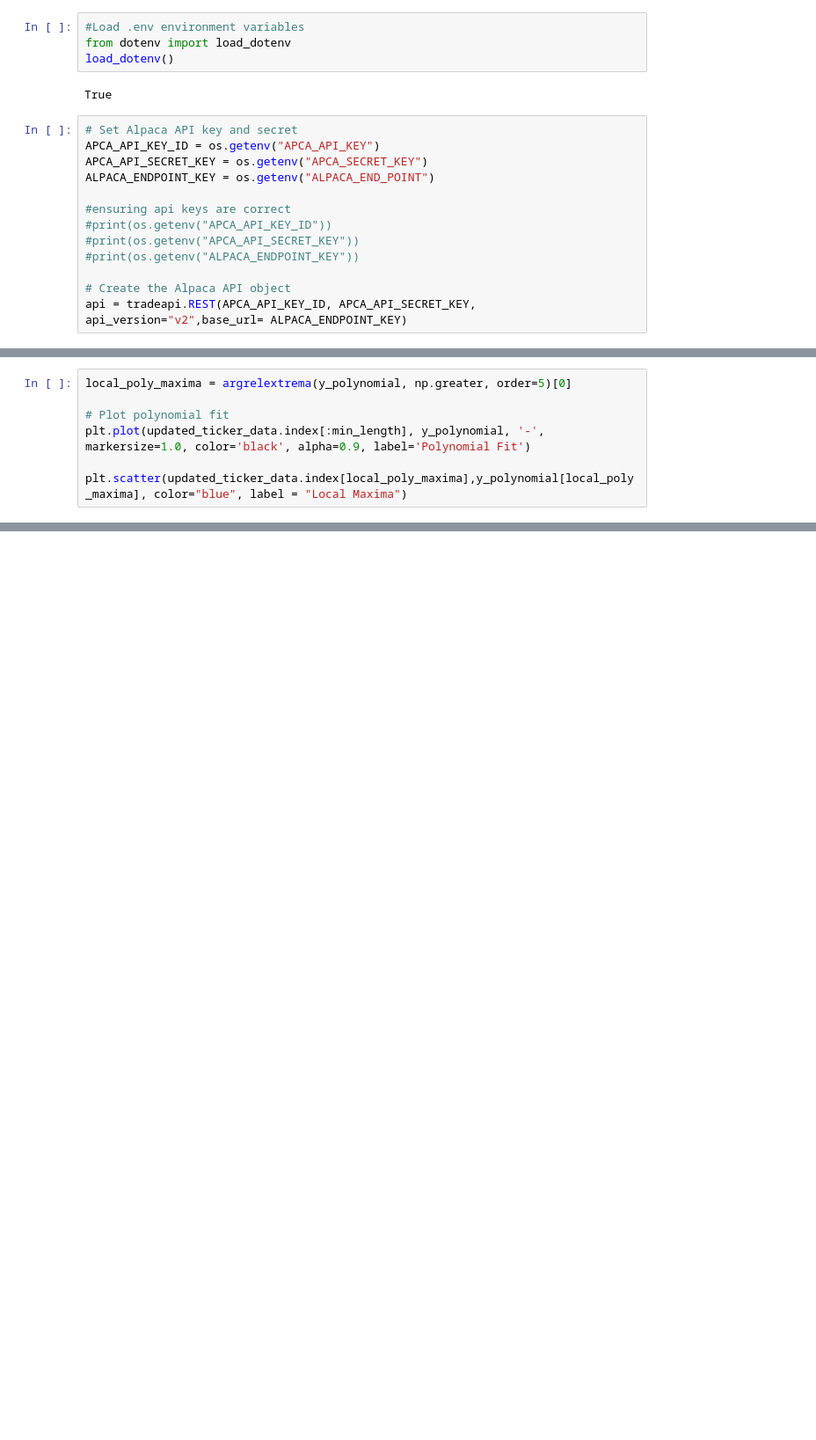
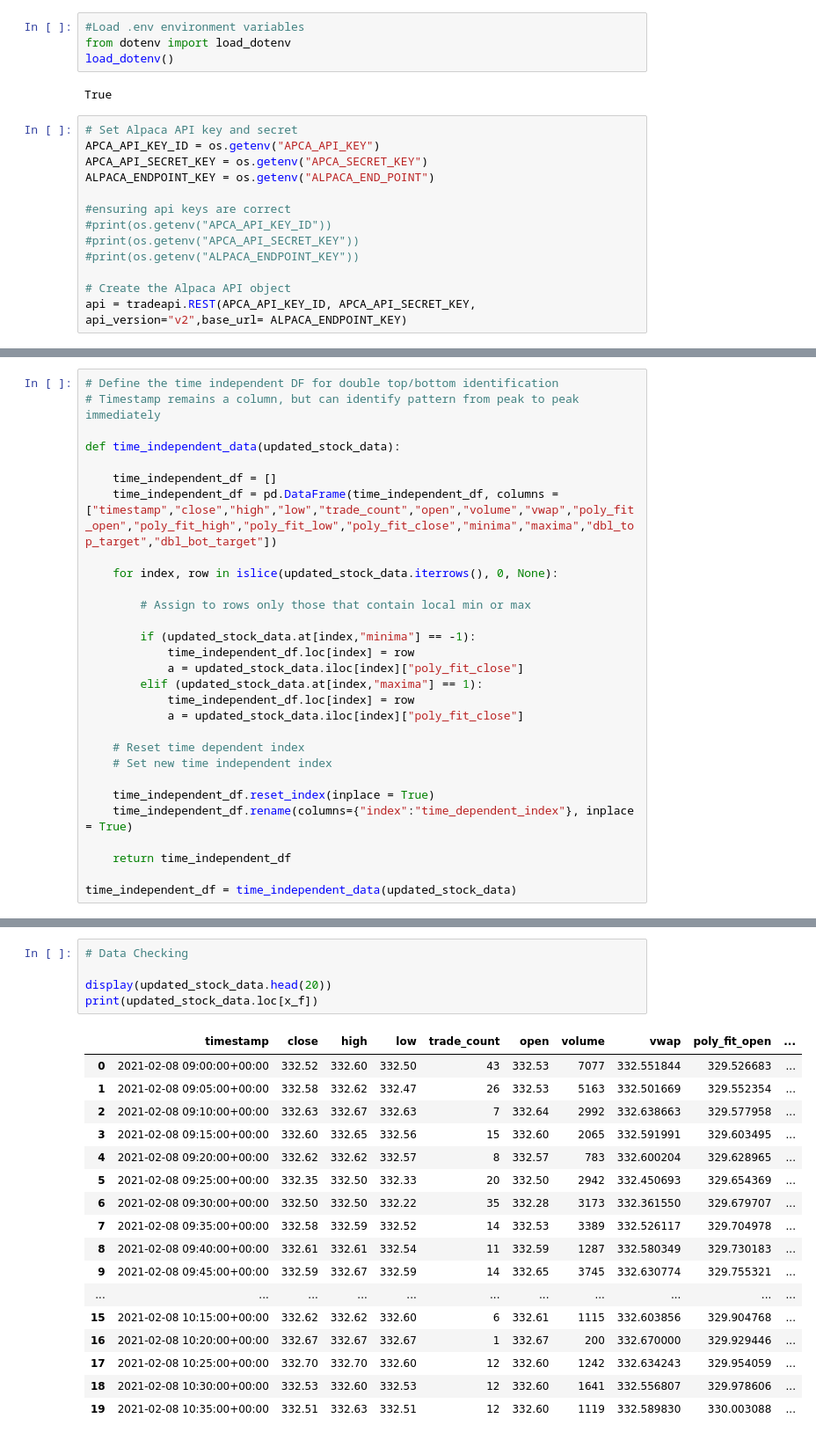
Before and after one commit to dahmadi/TheTrendIsYourFriend, a Jupyter notebook: TrendIsYourFriend.ipynb, the cells around one changed output, grey strips where cells are left out. Shown at 88% size. Cells and saved outputs as stored; diff of their text form; blank space fills up the shorter version.

```diff
--- a/TrendIsYourFriend.ipynb
+++ b/TrendIsYourFriend.ipynb
@@ -162,7 +221,29 @@ plt.show()
 # %%
-local_poly_maxima = argrelextrema(y_polynomial, np.greater, order=5)[0]
+# Define the time independent DF for double top/bottom identification
+# Timestamp remains a column, but can identify pattern from peak to peak immediately
 
-# Plot polynomial fit
-plt.plot(updated_ticker_data.index[:min_length], y_polynomial, '-', markersize=1.0, color='black', alpha=0.9, label='Polynomial Fit')
+def time_independent_data(updated_stock_data):
 
-plt.scatter(updated_ticker_data.index[local_poly_maxima],y_polynomial[local_poly_maxima], color="blue", label = "Local Maxima")
+    time_independent_df = []
+    time_independent_df = pd.DataFrame(time_independent_df, columns = ["timestamp","close","high","low","trade_count","open","volume","vwap","poly_fit_open","poly_fit_high","poly_fit_low","poly_fit_close","minima","maxima","dbl_top_target","dbl_bot_target"])
+
+    for index, row in islice(updated_stock_data.iterrows(), 0, None):
+
+        # Assign to rows only those that contain local min or max
+
+        if (updated_stock_data.at[index,"minima"] == -1):
+            time_independent_df.loc[index] = row
+            a = updated_stock_data.iloc[index]["poly_fit_close"]
+        elif (updated_stock_data.at[index,"maxima"] == 1):
+            time_independent_df.loc[index] = row
+            a = updated_stock_data.iloc[index]["poly_fit_close"]
+
+    # Reset time dependent index
+    # Set new time independent index
+
+    time_independent_df.reset_index(inplace = True)
+    time_independent_df.rename(columns={"index":"time_dependent_index"}, inplace = True)
+
+    return time_independent_df
+
+time_independent_df = time_independent_data(updated_stock_data)
@@ -171,0 +360,23 @@ plt.scatter(updated_ticker_data.index[local_poly_maxima],y_polynomial[local_poly
+# %%
+# Data Checking
+
+display(updated_stock_data.head(20))
+print(updated_stock_data.loc[x_f])
+# %% [output]
+|  | timestamp | close | high | low | trade_count | open | volume | vwap | poly_fit_open | ... |
+| 0 | 2021-02-08 09:00:00+00:00 | 332.52 | 332.60 | 332.50 | 43 | 332.53 | 7077 | 332.551844 | 329.526683 | ... |
+| 1 | 2021-02-08 09:05:00+00:00 | 332.58 | 332.62 | 332.47 | 26 | 332.53 | 5163 | 332.501669 | 329.552354 | ... |
+| 2 | 2021-02-08 09:10:00+00:00 | 332.63 | 332.67 | 332.63 | 7 | 332.64 | 2992 | 332.638663 | 329.577958 | ... |
+| 3 | 2021-02-08 09:15:00+00:00 | 332.60 | 332.65 | 332.56 | 15 | 332.60 | 2065 | 332.591991 | 329.603495 | ... |
+| 4 | 2021-02-08 09:20:00+00:00 | 332.62 | 332.62 | 332.57 | 8 | 332.57 | 783 | 332.600204 | 329.628965 | ... |
+| 5 | 2021-02-08 09:25:00+00:00 | 332.35 | 332.50 | 332.33 | 20 | 332.50 | 2942 | 332.450693 | 329.654369 | ... |
+| 6 | 2021-02-08 09:30:00+00:00 | 332.50 | 332.50 | 332.22 | 35 | 332.28 | 3173 | 332.361550 | 329.679707 | ... |
+| 7 | 2021-02-08 09:35:00+00:00 | 332.58 | 332.59 | 332.52 | 14 | 332.53 | 3389 | 332.526117 | 329.704978 | ... |
+| 8 | 2021-02-08 09:40:00+00:00 | 332.61 | 332.61 | 332.54 | 11 | 332.59 | 1287 | 332.580349 | 329.730183 | ... |
+| 9 | 2021-02-08 09:45:00+00:00 | 332.59 | 332.67 | 332.59 | 14 | 332.65 | 3745 | 332.630774 | 329.755321 | ... |
+| ... | ... | ... | ... | ... | ... | ... | ... | ... | ... | ... |
+| 15 | 2021-02-08 10:15:00+00:00 | 332.62 | 332.62 | 332.60 | 6 | 332.61 | 1115 | 332.603856 | 329.904768 | ... |
+| 16 | 2021-02-08 10:20:00+00:00 | 332.67 | 332.67 | 332.67 | 1 | 332.67 | 200 | 332.670000 | 329.929446 | ... |
+| 17 | 2021-02-08 10:25:00+00:00 | 332.70 | 332.70 | 332.60 | 12 | 332.60 | 1242 | 332.634243 | 329.954059 | ... |
+| 18 | 2021-02-08 10:30:00+00:00 | 332.53 | 332.60 | 332.53 | 12 | 332.60 | 1641 | 332.556807 | 329.978606 | ... |
+| 19 | 2021-02-08 10:35:00+00:00 | 332.51 | 332.63 | 332.51 | 12 | 332.60 | 1119 | 332.589830 | 330.003088 | ... |
```
Also changed, not shown: parts of 25 cells of this notebook.
